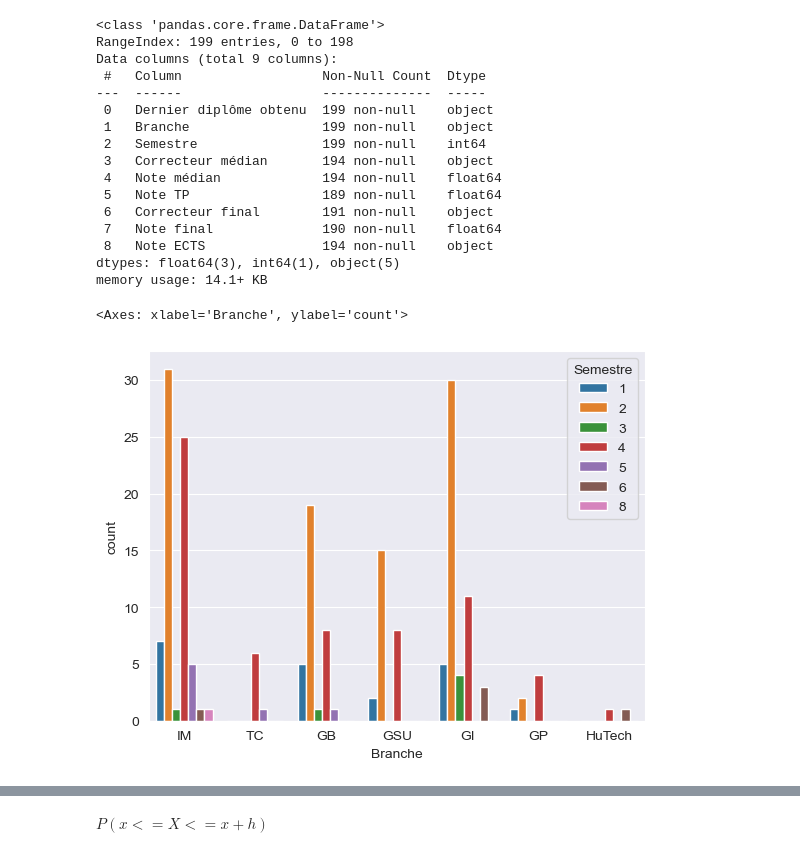
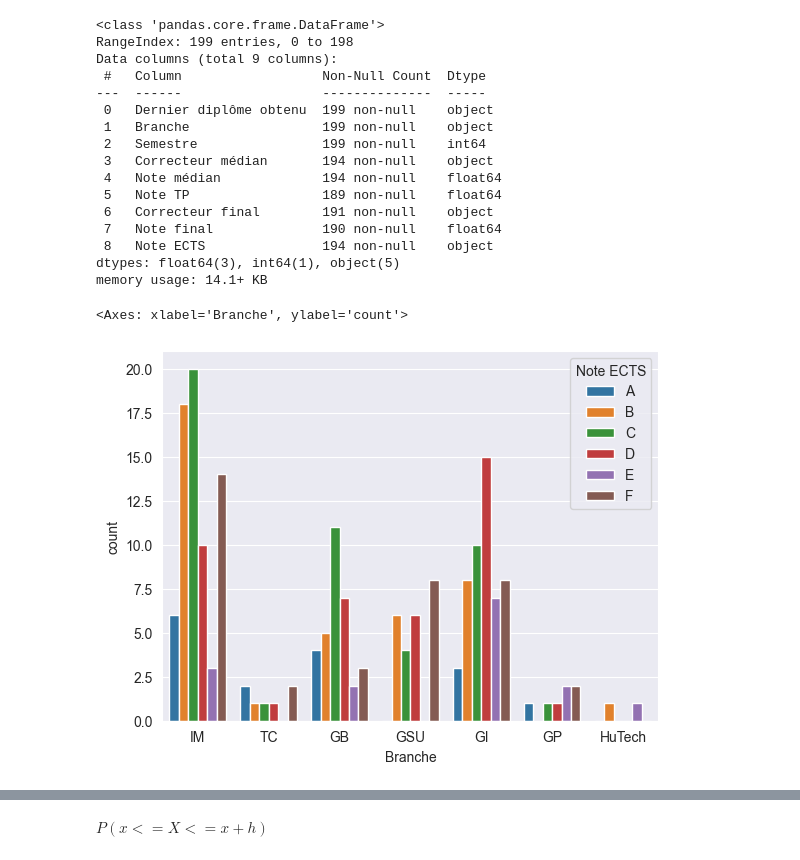
Before and after one commit to Menamot/SY09, a Jupyter notebook: TP02_Analyse_exploratoire-enonce/TD2.ipynb, the cells around one changed output, grey strips where cells are left out. Drawn from its saved outputs; the diff is of its cells as text; code cells hidden in the pictures.

```diff
--- a/TP02_Analyse_exploratoire-enonce/TD2.ipynb
+++ b/TP02_Analyse_exploratoire-enonce/TD2.ipynb
@@ -86,8 +86,10 @@ Data columns (total 9 columns):
  8   Note ECTS               194 non-null    object
 dtypes: float64(3), int64(1), object(5)
 memory usage: 14.1+ KB
-# %%
-sns.countplot(data=X,x=X.Branche,hue=X.Semestre)
-# %% [output]
-<Axes: xlabel='Branche', ylabel='count'>
-[figure, removed]
+# %%
+# sns.countplot(data=X,x=X.Branche,hue=X.Semestre)
+X["Note ECTS"] = pd.Categorical(X["Note ECTS"], ordered=True)
+sns.countplot(data=X,x=X.Branche,hue="Note ECTS")
+# %% [output]
+<Axes: xlabel='Branche', ylabel='count'>
+[figure, added]
```
Also changed, not shown: parts of 13 cells of this notebook, 1 other file.
